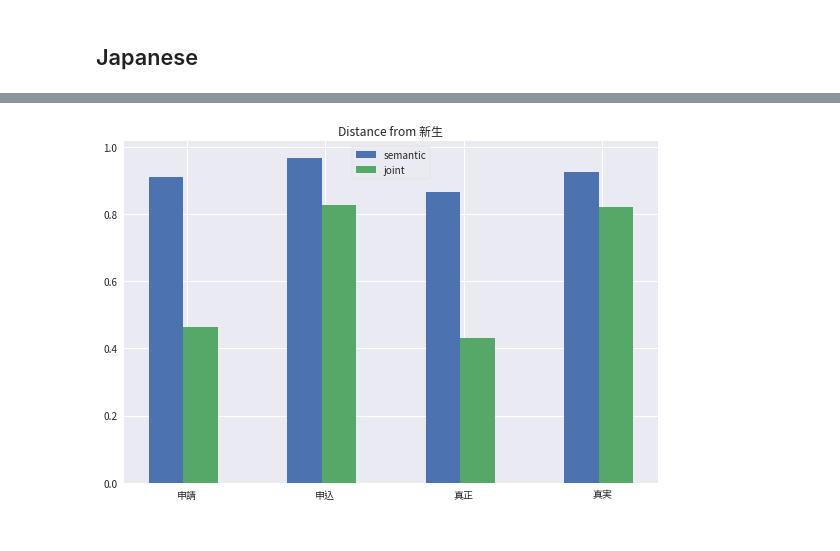
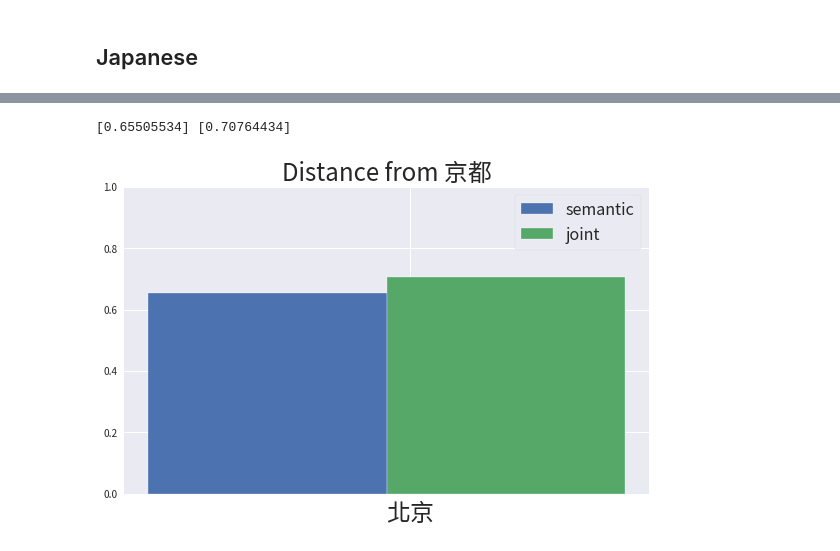
Before and after one commit to windsuzu/Joint-Semantic-Phonetic-Embedding, a Jupyter notebook: experiments/main/analyze_embedding.ipynb, the cells around one changed output, grey strips where cells are left out. Cells and saved outputs as stored; diff of their text form; code cells hidden in the pictures.

```diff
--- a/experiments/main/analyze_embedding.ipynb
+++ b/experiments/main/analyze_embedding.ipynb
@@ -140,7 +205,7 @@ def create_embedding_heatmap(word2vec, words: List[str], features=20, is_zh=True
 # %% [markdown]
 # Similarity Test
 # %%
-def test_similarity(*words, emb1, emb2, is_zh=True):
+def test_similarity(*words, emb1, emb2, is_zh=True, filename=None, y_max=None, verbose=0):
     if is_zh:
         words = list(map(cc.convert, words))
     distance1 = emb1.distances(words[0], words[1:])
@@ -151,14 +216,23 @@ def test_similarity(*words, emb1, emb2, is_zh=True):
     plt.rcParams['font.sans-serif'] = ['Noto Sans CJK TC']
     plt.rcParams['axes.unicode_minus'] = False
 
+    if y_max:
+        plt.ylim(0, y_max)
+
     width = 0.25
     index = np.arange(len(words[1:]))
     plt.bar(index - width, distance1, width=width, label="semantic")
     plt.bar(index, distance2, width=width, label="joint")
-    plt.xticks(ticks=index-.1, labels=words[1:])
-    plt.title(f"Distance from {words[0]}")
-    plt.legend()
+    plt.xticks(ticks=index-.1, labels=words[1:], fontsize=24)
+    plt.title(f"Distance from {words[0]}", fontsize=24)
+    plt.legend(prop={'size': 16})
     plt.tight_layout()
+
+    if verbose == 1:
+        print(distance1, distance2)
+
+    if filename:
+        plt.savefig(filename)
 # %% [markdown]
 ## Chinese
 
@@ -328,4 +431,5 @@ test_similarity("中午", "中毒", emb1=ch_word2vec, emb2=chm_word2vec)
 # %%
-test_similarity("新生", "申請", "申込", "真正", "真実", emb1=jp_word2vec, emb2=jpm_word2vec, is_zh=False)
+test_similarity("京都", "北京", emb1=jp_word2vec, emb2=jpm_word2vec, is_zh=False, y_max=1, verbose=1)
 # %% [output]
+[0.65505534] [0.70764434]
-[figure, old version]
+[figure, new version]
```
Also changed, not shown: parts of 30 cells of this notebook.
